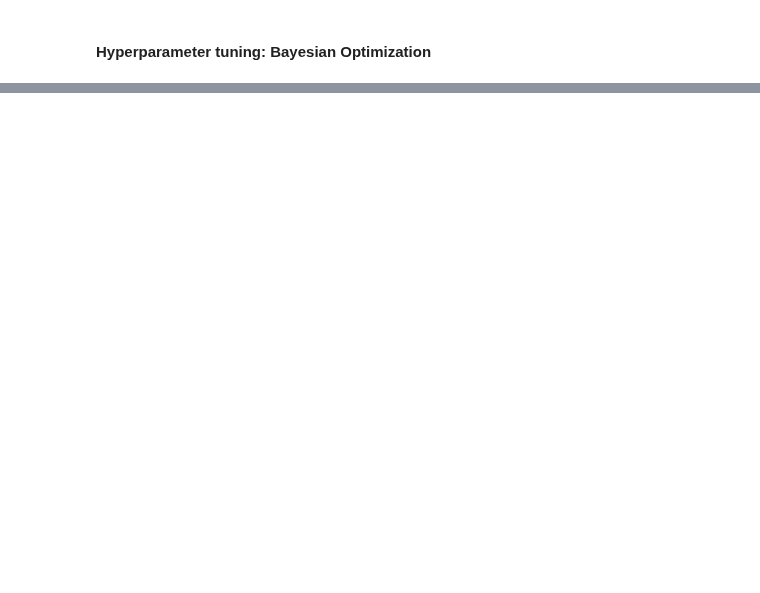
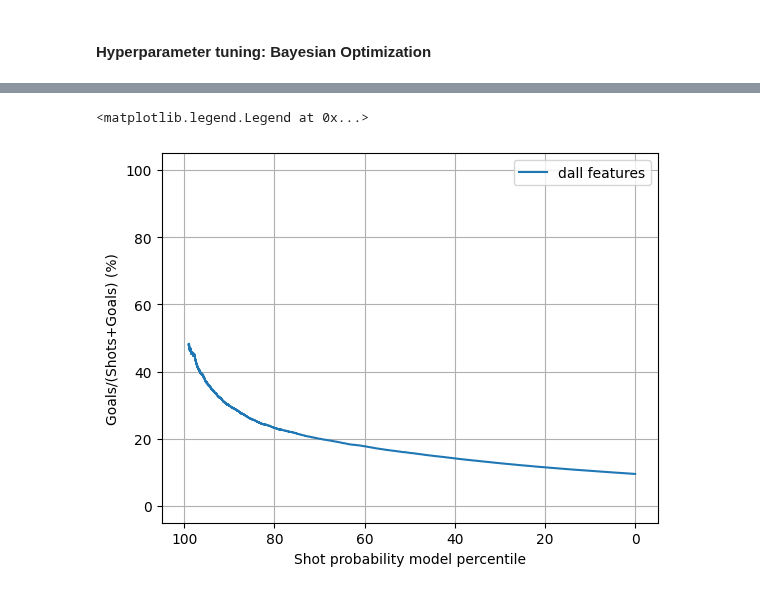
Before and after one commit to hfereidouni/DataScience, a Jupyter notebook: Milestone2/AdvancedModel.ipynb, the cells around one changed output, grey strips where cells are left out. Drawn from its saved outputs; the diff is of its cells as text; code cells hidden in the pictures; blank space fills up the shorter version.

```diff
--- a/Milestone2/AdvancedModel.ipynb
+++ b/Milestone2/AdvancedModel.ipynb
@@ -327,0 +325,3 @@ KeyboardInterrupt:
+# %%
+probas_and_label_2 = helper_df(val_Y_2,val_res_2)
+probas_and_label_2
@@ -327,0 +342,12 @@ KeyboardInterrupt:
+# %%
+start_length = int(len(probas_and_label_2)*0.01)
+plt.plot(probas_and_label_2['rank'].iloc[start_length:],probas_and_label_2['#goal/#goal+#shot'].iloc[start_length:],label="dall features")
+plt.xlim([105,-5])
+plt.ylim([-5,105])
+plt.grid(True)
+plt.ylabel("Goals/(Shots+Goals) (%)")
+plt.xlabel("Shot probability model percentile")
+plt.legend()
+# %% [output]
+<matplotlib.legend.Legend at 0x...>
+[figure, added]
```
Also changed, not shown: parts of 30 cells of this notebook, 3 other files.
